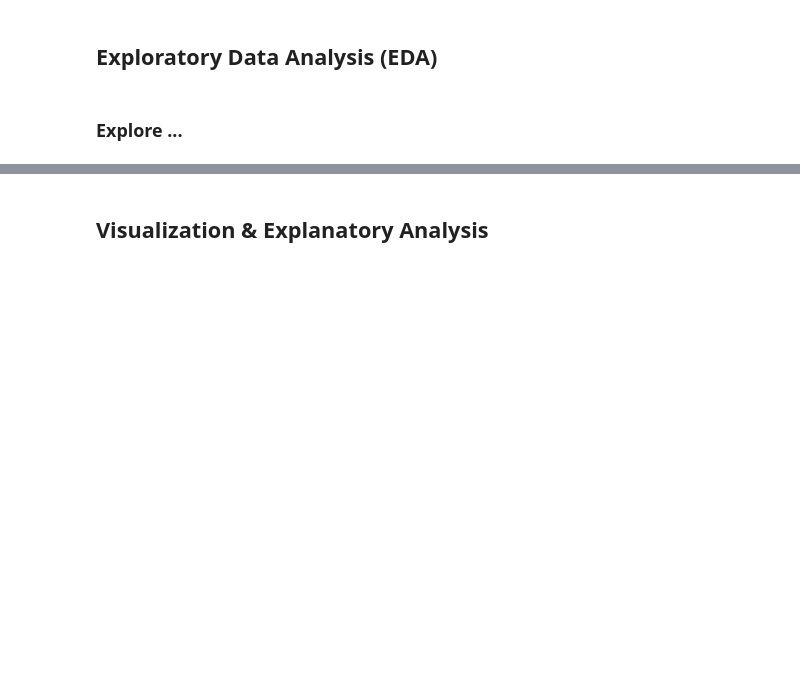
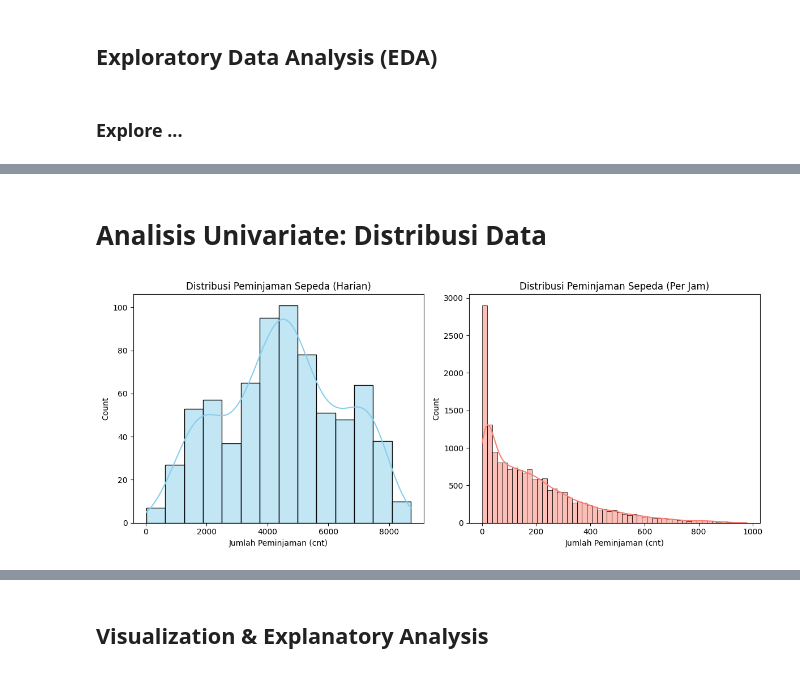
Before and after one commit to AfifHamzah17/submissionBADP-afifhamzah, a Jupyter notebook: notebook.ipynb, the cells around one changed output, grey strips where cells are left out. Cells and saved outputs as stored; diff of their text form; code cells hidden in the pictures; blank space fills up the shorter version.

```diff
--- a/notebook.ipynb
+++ b/notebook.ipynb
@@ -102,0 +214,5 @@ df.drop_duplicates(inplace=True)
+# %%
+datetime_columns = ["dteday"]
+
+for column in datetime_columns:
+  hour_df[column] = pd.to_datetime(hour_df[column])
@@ -106,0 +270,19 @@ df.drop_duplicates(inplace=True)
+# %% [markdown]
+# Analisis Univariate: Distribusi Data
+# %%
+plt.figure(figsize=(12, 5))
+
+plt.subplot(1, 2, 1)
+sns.histplot(day_df['cnt'], kde=True, color='skyblue')
+plt.title('Distribusi Peminjaman Sepeda (Harian)')
+plt.xlabel('Jumlah Peminjaman (cnt)')
+
+plt.subplot(1, 2, 2)
+sns.histplot(hour_df['cnt'], kde=True, color='salmon')
+plt.title('Distribusi Peminjaman Sepeda (Per Jam)')
+plt.xlabel('Jumlah Peminjaman (cnt)')
+
+plt.tight_layout()
+plt.show()
+# %% [output]
+[figure, added]
```
Also changed, not shown: parts of 66 cells of this notebook, 3 other files.
